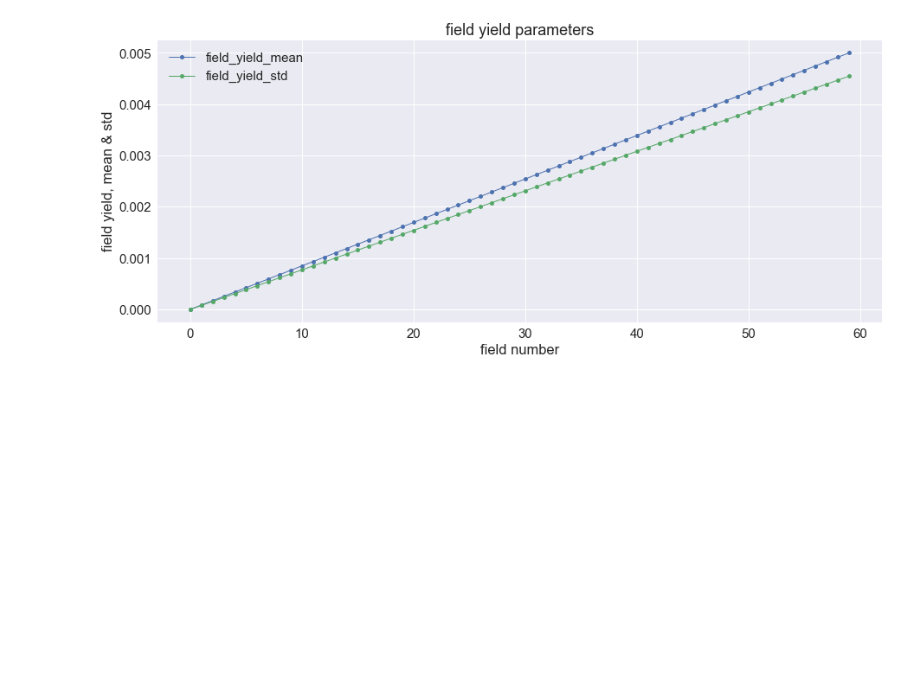
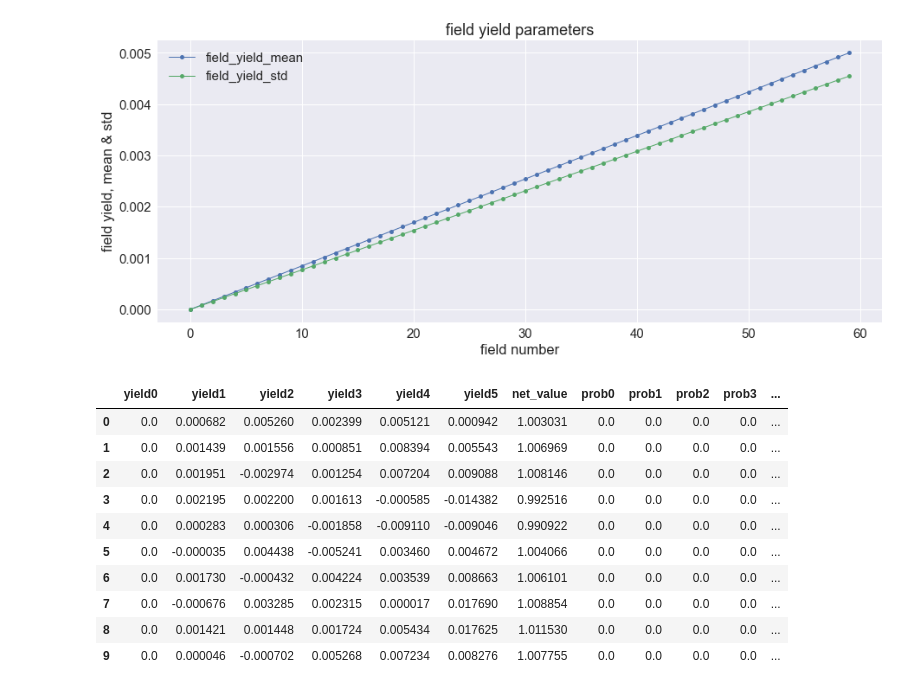
Before and after one commit to joehahn/hivemind, a Jupyter notebook: hivemind.ipynb, the cells around one changed output. Saved outputs shown, nothing was run; the diff lists cells and outputs as text; code cells hidden in the pictures; blank space fills up the shorter version.

```diff
--- a/hivemind.ipynb
+++ b/hivemind.ipynb
@@ -129,14 +129,26 @@ plt.savefig('figs/field_parameters.png')
 # %%
 #play single small game and compute net_values vs turn
 strategy = 'high'
-N_buckets = 6
+N_fields = 6
 SNR = 1.1
 lag = 1
 N_turns = 100
-actual_bucket_yields, best_bucket, lagged_bucket_yields, weather, weather_onehot, bucket_yield_mean, \
-    bucket_yield_sigma = make_bucket_yields(N_buckets, N_turns, SNR, lag)
-net_values = compute_net_value(actual_bucket_yields, lagged_bucket_yields, weather, weather_onehot, strategy)
-net_values.tail()
+actual_field_yields, best_field, lagged_field_yields, weather, weather_onehot, field_yield_mean, \
+    field_yield_sigma = make_bucket_yields(N_fields, N_turns, SNR, lag)
+net_values = compute_net_value(actual_field_yields, lagged_field_yields, weather, weather_onehot, strategy)
+net_values.head(10)
+# %% [output]
+|  | yield0 | yield1 | yield2 | yield3 | yield4 | yield5 | net_value | prob0 | prob1 | prob2 | prob3 | ... |
+| 0 | 0.0 | 0.000682 | 0.005260 | 0.002399 | 0.005121 | 0.000942 | 1.003031 | 0.0 | 0.0 | 0.0 | 0.0 | ... |
+| 1 | 0.0 | 0.001439 | 0.001556 | 0.000851 | 0.008394 | 0.005543 | 1.006969 | 0.0 | 0.0 | 0.0 | 0.0 | ... |
+| 2 | 0.0 | 0.001951 | -0.002974 | 0.001254 | 0.007204 | 0.009088 | 1.008146 | 0.0 | 0.0 | 0.0 | 0.0 | ... |
+| 3 | 0.0 | 0.002195 | 0.002200 | 0.001613 | -0.000585 | -0.014382 | 0.992516 | 0.0 | 0.0 | 0.0 | 0.0 | ... |
+| 4 | 0.0 | 0.000283 | 0.000306 | -0.001858 | -0.009110 | -0.009046 | 0.990922 | 0.0 | 0.0 | 0.0 | 0.0 | ... |
+| 5 | 0.0 | -0.000035 | 0.004438 | -0.005241 | 0.003460 | 0.004672 | 1.004066 | 0.0 | 0.0 | 0.0 | 0.0 | ... |
+| 6 | 0.0 | 0.001730 | -0.000432 | 0.004224 | 0.003539 | 0.008663 | 1.006101 | 0.0 | 0.0 | 0.0 | 0.0 | ... |
+| 7 | 0.0 | -0.000676 | 0.003285 | 0.002315 | 0.000017 | 0.017690 | 1.008854 | 0.0 | 0.0 | 0.0 | 0.0 | ... |
+| 8 | 0.0 | 0.001421 | 0.001448 | 0.001724 | 0.005434 | 0.017625 | 1.011530 | 0.0 | 0.0 | 0.0 | 0.0 | ... |
+| 9 | 0.0 | 0.000046 | -0.000702 | 0.005268 | 0.007234 | 0.008276 | 1.007755 | 0.0 | 0.0 | 0.0 | 0.0 | ... |
 # %%
 #play 10 games per each strategy and plot their average compound_value vs turn
 N_games = 10
```
Also changed, not shown: 2 other files.
